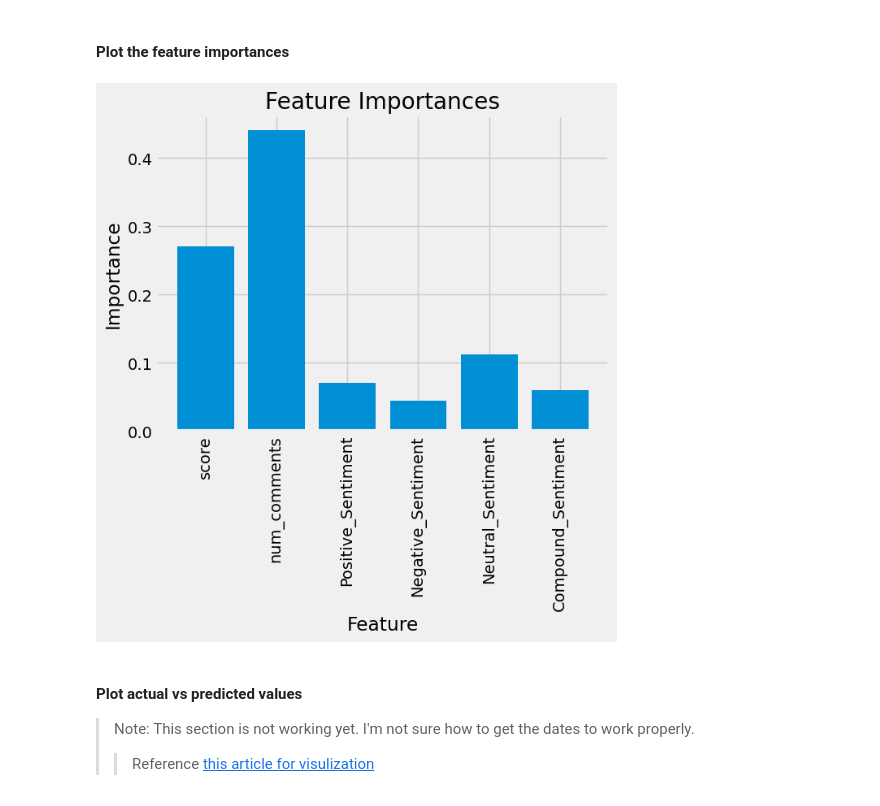
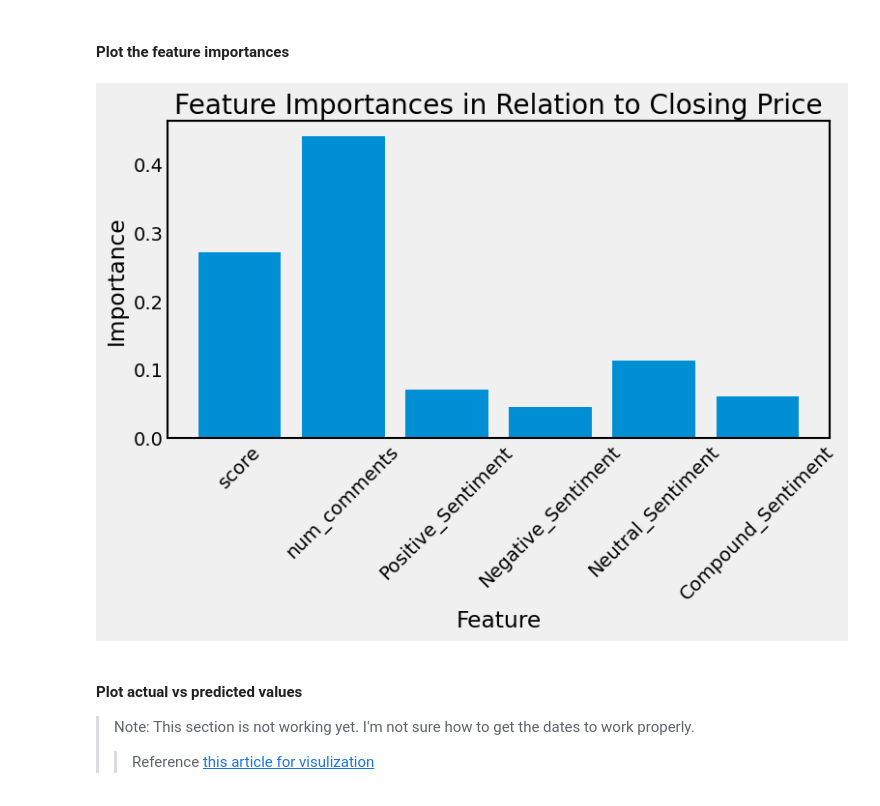
Before and after one commit to JKelly423/SqueezeNet, a Jupyter notebook: src/network.ipynb, the cells around one changed output. Saved outputs shown, nothing was run; the diff lists cells and outputs as text; code cells hidden in the pictures.

```diff
--- a/src/network.ipynb
+++ b/src/network.ipynb
@@ -220,16 +227,28 @@ Variable: Negative_Sentiment   Importance: 0.04
 # %% [markdown]
 #### Plot the feature importances
 # %%
+fig = plt.figure(figsize=(8, 6))
 # list of x locations for plotting
 x_values = list(range(len(importances)))
 # Make a bar chart
 plt.bar(x_values, importances, orientation = 'vertical')
 # Tick labels for x axis
 plt.xticks(x_values, feature_list, rotation='vertical')
 # Axis labels and title
-plt.ylabel('Importance'); plt.xlabel('Feature'); plt.title('Feature Importances');
+plt.ylabel('Importance')
+plt.xlabel('Feature')
+plt.title('Feature Importances in Relation to Closing Price')
+plt.xticks(rotation = 45)
+
+filename = "Feature Importances in Relation to Closing Price".replace(" ", "_") + '.png'
+
+# remove gridlines from figure
+ax = fig.gca()
+ax.grid(False)
+
+plt.savefig(f'../data/visualizations/{filename}', bbox_inches='tight')
 # %% [output]
-[figure, old version]
+[figure, new version]
 # %% [markdown]
 #### Plot actual vs predicted values
 
```
Also changed, not shown: parts of 8 cells of this notebook, 30 other files.
